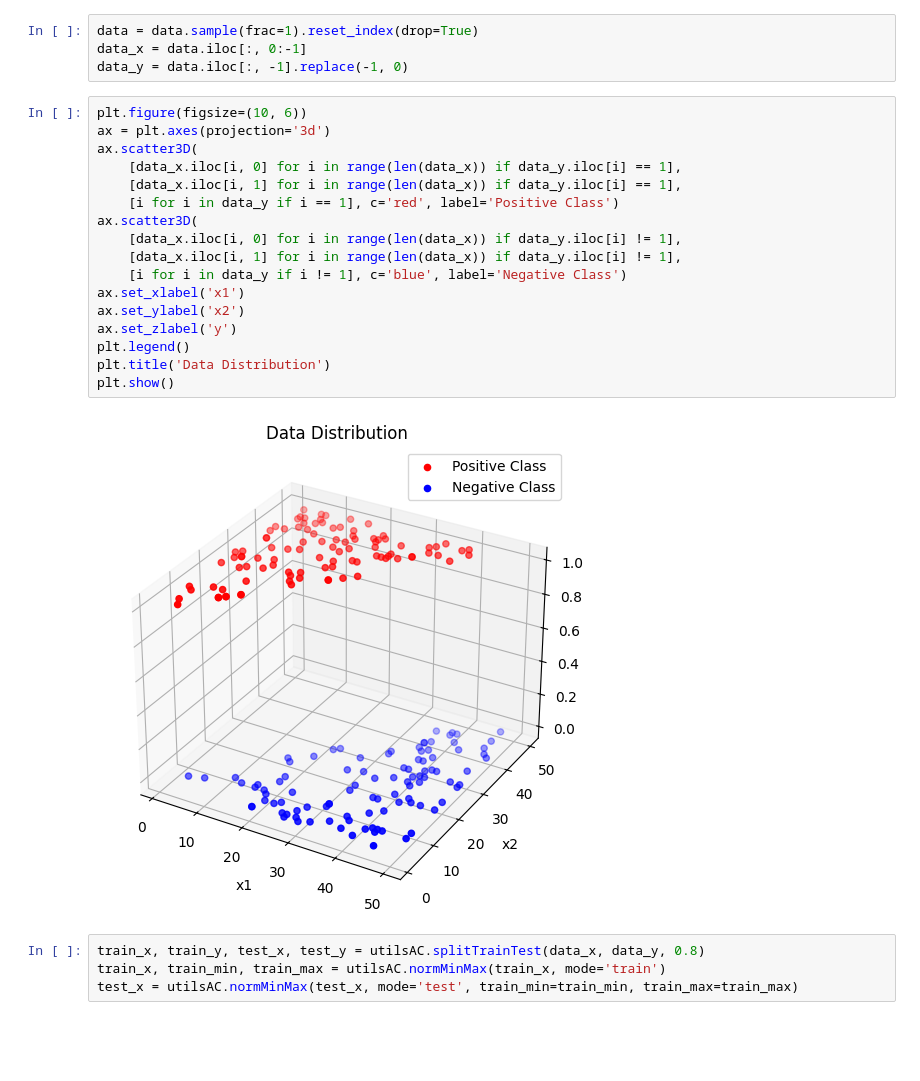
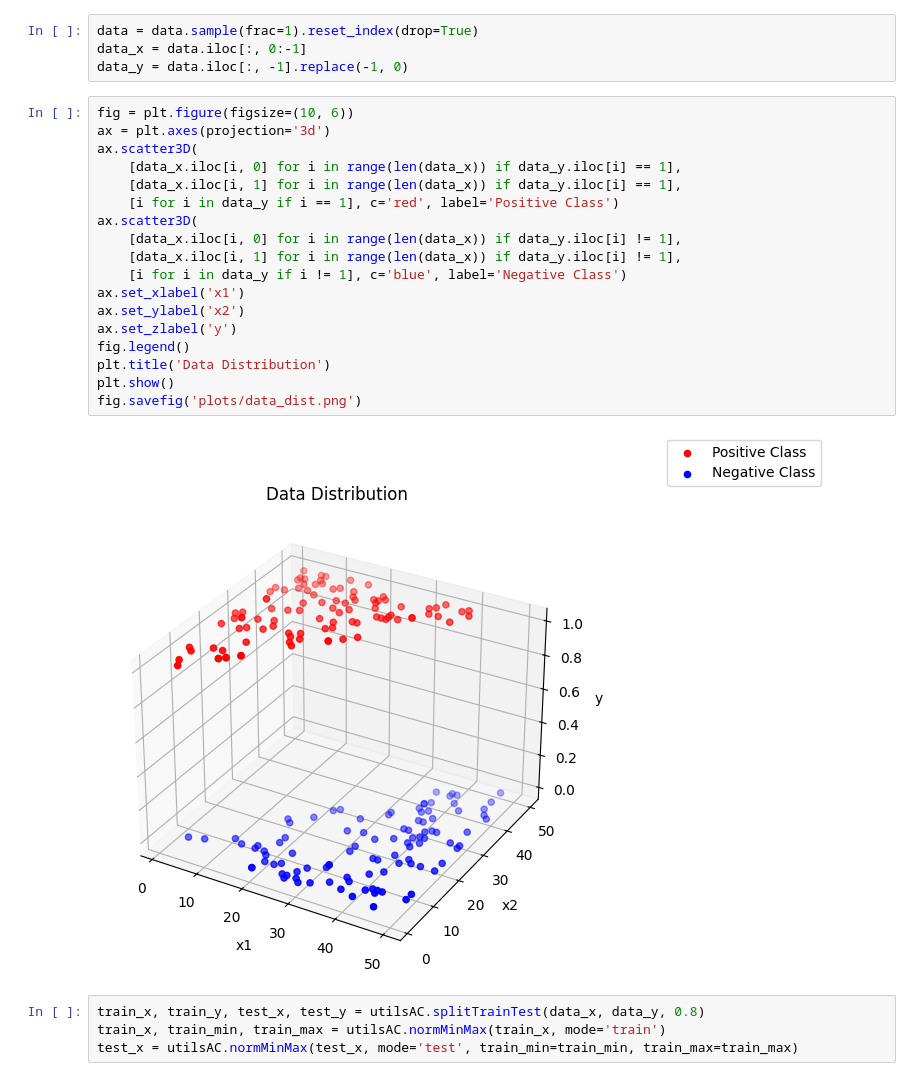
Before and after one commit to AbinashChetia/log_reg_ac, a Jupyter notebook: eg_logReg.ipynb, the cells around one changed output. Saved outputs shown, nothing was run; the diff lists cells and outputs as text; blank space fills up the shorter version.

```diff
--- a/eg_logReg.ipynb
+++ b/eg_logReg.ipynb
@@ -22,24 +22,25 @@ data = data.sample(frac=1).reset_index(drop=True)
 data_x = data.iloc[:, 0:-1]
 data_y = data.iloc[:, -1].replace(-1, 0)
 # %%
-plt.figure(figsize=(10, 6))
+fig = plt.figure(figsize=(10, 6))
 ax = plt.axes(projection='3d')
 ax.scatter3D(
     [data_x.iloc[i, 0] for i in range(len(data_x)) if data_y.iloc[i] == 1],
     [data_x.iloc[i, 1] for i in range(len(data_x)) if data_y.iloc[i] == 1],
     [i for i in data_y if i == 1], c='red', label='Positive Class')
 ax.scatter3D(
     [data_x.iloc[i, 0] for i in range(len(data_x)) if data_y.iloc[i] != 1],
     [data_x.iloc[i, 1] for i in range(len(data_x)) if data_y.iloc[i] != 1],
     [i for i in data_y if i != 1], c='blue', label='Negative Class')
 ax.set_xlabel('x1')
 ax.set_ylabel('x2')
 ax.set_zlabel('y')
-plt.legend()
+fig.legend()
 plt.title('Data Distribution')
 plt.show()
+fig.savefig('plots/data_dist.png')
 # %% [output]
-[figure, old version]
+[figure, new version]
 # %%
 train_x, train_y, test_x, test_y = utilsAC.splitTrainTest(data_x, data_y, 0.8)
 train_x, train_min, train_max = utilsAC.normMinMax(train_x, mode='train')
```
Also changed, not shown: parts of 6 cells of this notebook, 6 other files.
